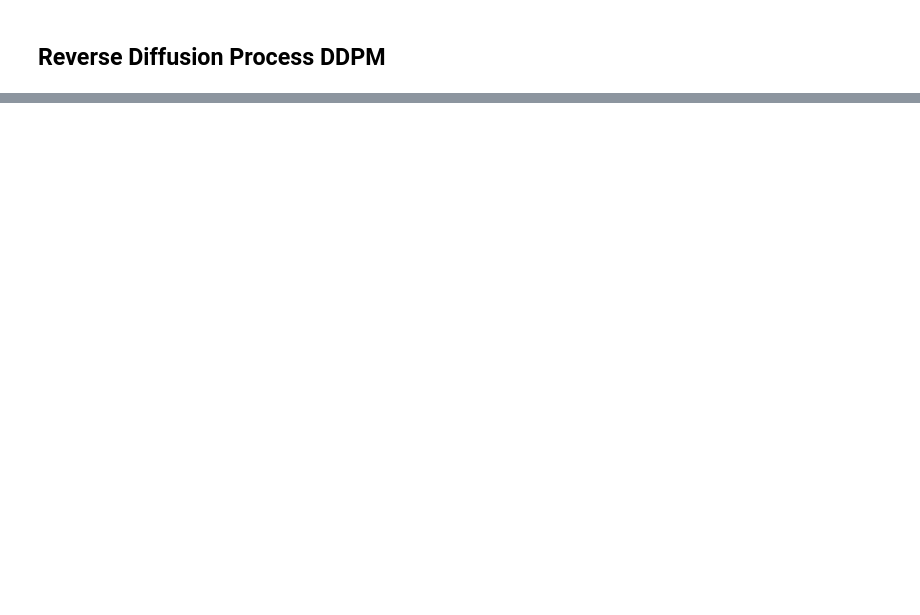
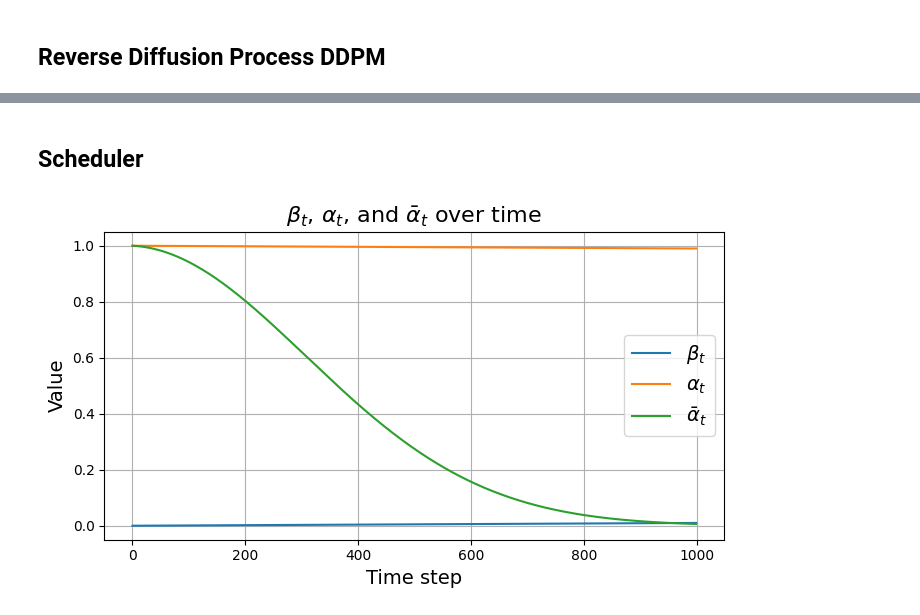
Before and after one commit to llorenscapotorres/Data_Generation, a Jupyter notebook: difussion_process.ipynb, the cells around one changed output, grey strips where cells are left out. Cells and saved outputs as stored; diff of their text form; code cells hidden in the pictures; blank space fills up the shorter version.

```diff
--- a/difussion_process.ipynb
+++ b/difussion_process.ipynb
@@ -222,0 +268,22 @@ for t in reversed(range(T)[::1]):
+# %% [markdown]
+## Scheduler
+# %%
+T = 1000
+
+betas = torch.linspace(1e-4,0.01,T)
+alphas = 1-betas
+alpha_bars = torch.cumprod(alphas,dim=0)
+
+# make this plot better labelled with latex text
+plt.figure(figsize=(8, 4))
+plt.title(r'$\beta_t$, $\alpha_t$, and $\bar{\alpha}_t$ over time', fontsize=16)
+plt.plot(betas, label=r'$\beta_t$')
+plt.plot(alphas, label=r'$\alpha_t$')
+plt.plot(alpha_bars, label=r'$\bar{\alpha}_t$')
+plt.xlabel('Time step', fontsize=14)
+plt.ylabel('Value', fontsize=14)
+plt.legend(fontsize=14)
+plt.grid(True)
+plt.show()
+# %% [output]
+[figure, added]
```
Also changed, not shown: parts of 23 cells of this notebook.
